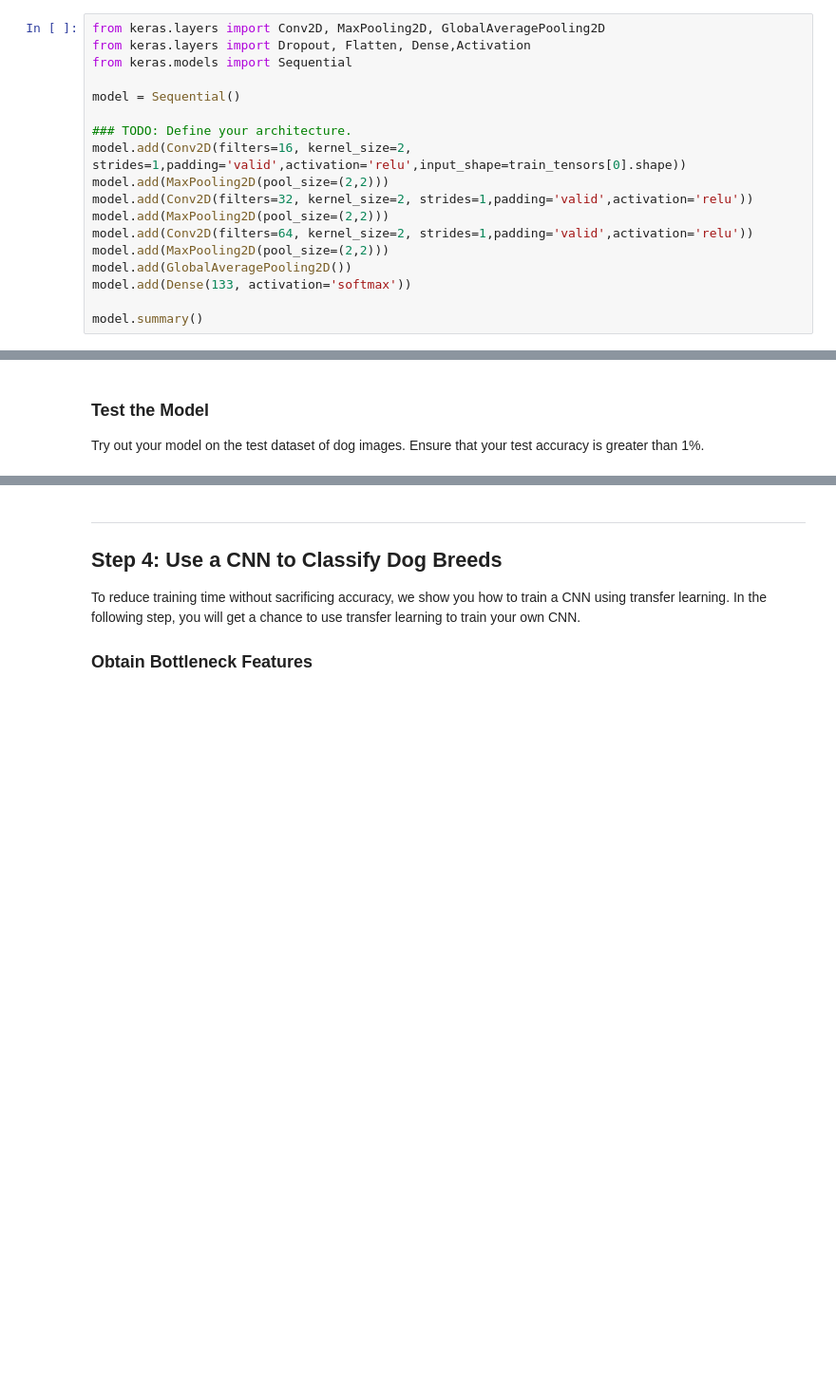
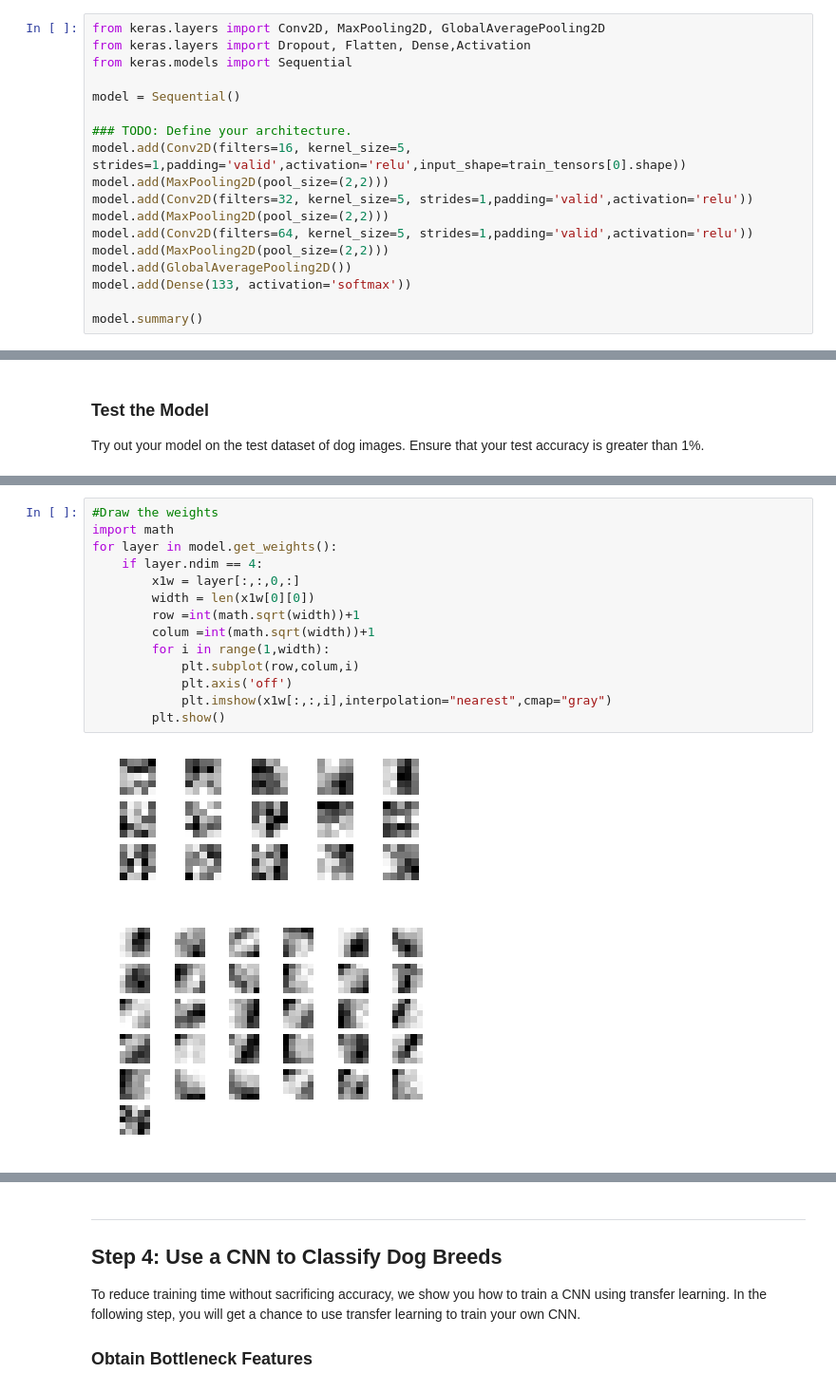
Before and after one commit to zaher88abd/dog-project, a Jupyter notebook: dog_app.ipynb, the cells around one changed output, grey strips where cells are left out. Shown: that part at 95% size. Saved outputs shown, nothing was run; the diff lists cells and outputs as text; blank space fills up the shorter version.

Commit message:
new model

```diff
--- a/dog_app.ipynb
+++ b/dog_app.ipynb
@@ -357,11 +358,11 @@ from keras.models import Sequential
 model = Sequential()
 
 ### TODO: Define your architecture.
-model.add(Conv2D(filters=16, kernel_size=2, strides=1,padding='valid',activation='relu',input_shape=train_tensors[0].shape))
+model.add(Conv2D(filters=16, kernel_size=5, strides=1,padding='valid',activation='relu',input_shape=train_tensors[0].shape))
 model.add(MaxPooling2D(pool_size=(2,2)))
-model.add(Conv2D(filters=32, kernel_size=2, strides=1,padding='valid',activation='relu'))
+model.add(Conv2D(filters=32, kernel_size=5, strides=1,padding='valid',activation='relu'))
 model.add(MaxPooling2D(pool_size=(2,2)))
-model.add(Conv2D(filters=64, kernel_size=2, strides=1,padding='valid',activation='relu'))
+model.add(Conv2D(filters=64, kernel_size=5, strides=1,padding='valid',activation='relu'))
 model.add(MaxPooling2D(pool_size=(2,2)))
 model.add(GlobalAveragePooling2D())
 model.add(Dense(133, activation='softmax'))
@@ -461,0 +463,17 @@ Test accuracy: 10.6459%
+# %%
+#Draw the weights
+import math
+for layer in model.get_weights():
+    if layer.ndim == 4:
+        x1w = layer[:,:,0,:]
+        width = len(x1w[0][0])
+        row =int(math.sqrt(width))+1
+        colum =int(math.sqrt(width))+1
+        for i in range(1,width):
+            plt.subplot(row,colum,i)
+            plt.axis('off')
+            plt.imshow(x1w[:,:,i],interpolation="nearest",cmap="gray")
+        plt.show()
+# %% [output]
+[figure, added]
+[figure, added]
```
Also changed, not shown: parts of 5 cells of this notebook, 1 other file.
